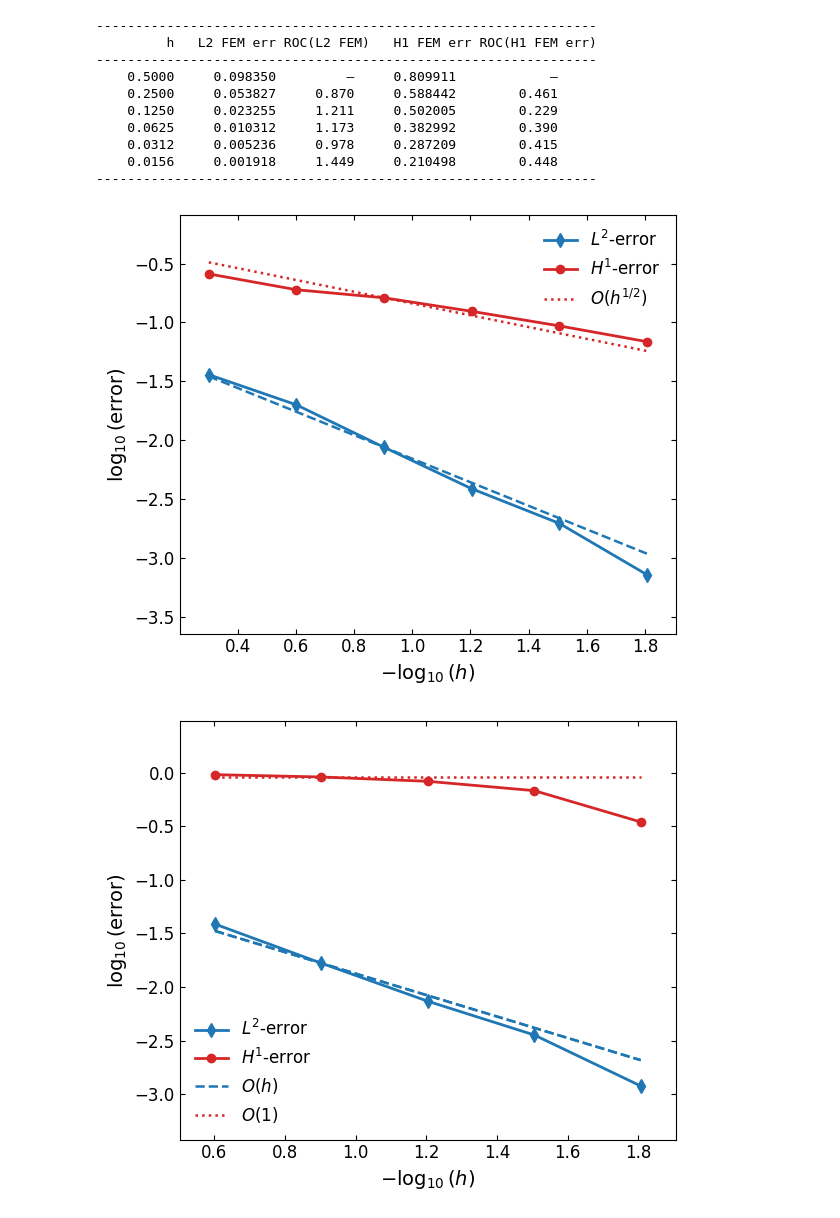
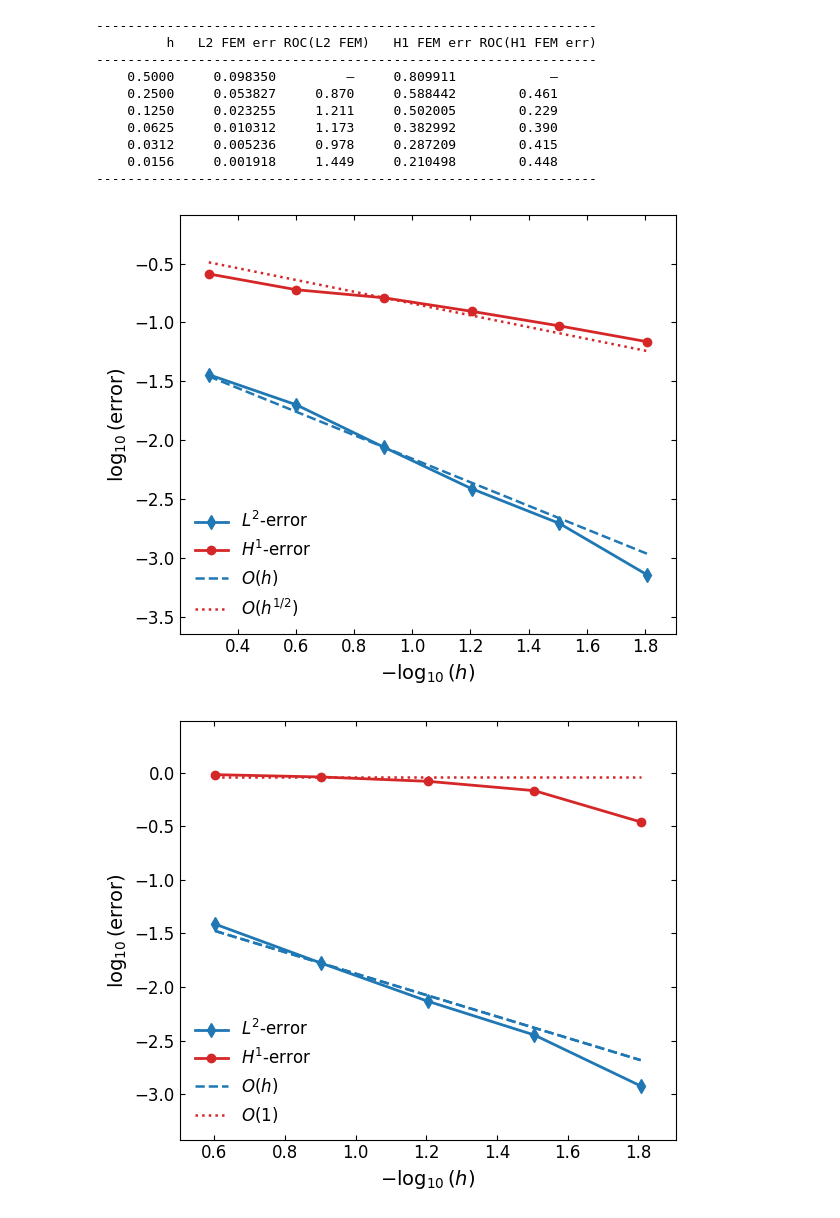
Before and after one commit to harryyudha7/phd_research, a Jupyter notebook: mixed_dimensional_problem_validation5_case4_regular.ipynb, the cells around one changed output. Drawn from its saved outputs; the diff is of its cells as text; code cells hidden in the pictures.

```diff
--- a/mixed_dimensional_problem_validation5_case4_regular.ipynb
+++ b/mixed_dimensional_problem_validation5_case4_regular.ipynb
@@ -172,8 +172,8 @@ import numpy as np
 # ---------------------------------------------------------------------
 # Load Gmsh mesh (2D bulk Ω + 1D interface Γ)
 from dolfinx.io import gmsh as gmshio
-ref = N_ref
-filename = f"mpi_diagonal_fracture_regular_{ref}.msh"
+ref = 3
+filename = f"diagonal_fracture_regular_{ref}.msh"
 msh, cell_markers, facet_markers = gmshio.read_from_msh(filename, MPI.COMM_WORLD, 0, gdim=2)[0:3]
 
 tdim = msh.topology.dim  # 2
@@ -1378,7 +1378,7 @@ ax.plot(
     "--",
     lw=1.8,
     color="tab:blue",
-    # label=r"$O(h)$"
+    label=r"$O(h)$"
 )
 
 # O(h^{1/2}): slope = -1/2
@@ -1394,34 +1394,34 @@ ax.plot(
 )
 # x0 = x[-2]
 # y0 = y_H1[-2]
 # ax.plot(
 #     x[-4:], y0 - k_ref * (x[-4:] - x0),
 #     ":",
 #     lw=1.8,
 #     color="tab:red"
 # )
 
 # --- Labels & limits ---
 ax.set_xlabel(r"$-\log_{10}(h)$", fontsize=14)
 ax.set_ylabel(r"$\log_{10}(\text{error})$", fontsize=14)
 
 ax.set_xlim(x.min() - 0.1, x.max() + 0.1)
 ax.set_ylim(min(y_L2.min(), y_H1.min()) - 0.5,
             max(y_L2.max(), y_H1.max()) + 0.5)
 
 # No grid
 ax.grid(False)
 
 # Ticks
 ax.tick_params(direction="in", top=True, right=True, labelsize=12)
 
 # Legend without frame
 leg = ax.legend(frameon=False, fontsize=12, loc="best")
 
 plt.tight_layout()
 plt.show()
 # %% [output]
-[figure, old version]
+[figure, new version]
 # %%
 #p_f
 import numpy as np
```
Also changed, not shown: parts of 1 cell of this notebook, 53 other files.
